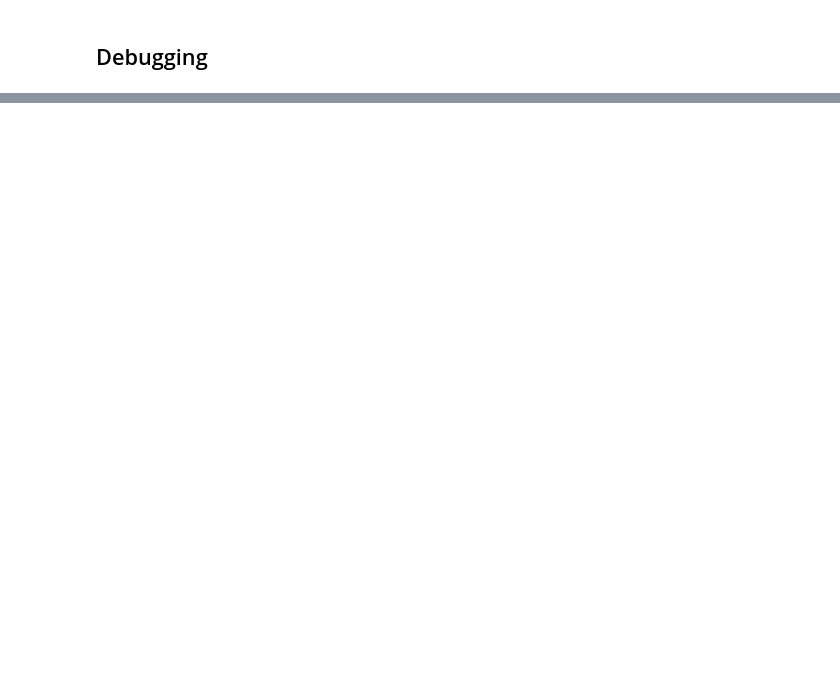
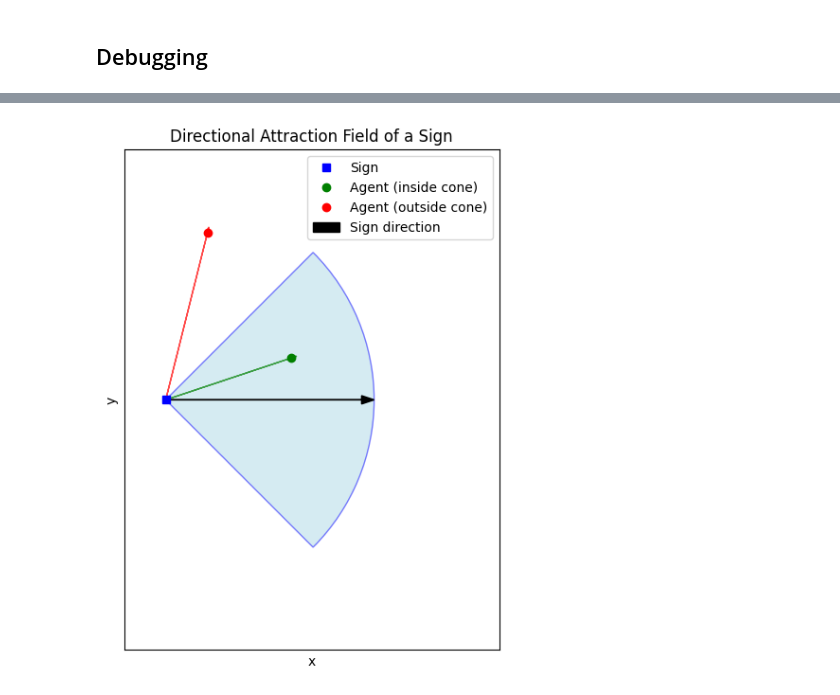
Before and after one commit to chraibi/hirai_tarui, a Jupyter notebook: run.ipynb, the cells around one changed output, grey strips where cells are left out. Saved outputs shown, nothing was run; the diff lists cells and outputs as text; code cells hidden in the pictures; blank space fills up the shorter version.

```diff
--- a/run.ipynb
+++ b/run.ipynb
@@ -241,0 +265,60 @@ plt.show()
+# %%
+sign_position = np.array([0, 0])
+sign_orientation = np.array([1.0, 0.0])  # Points to the right
+vision_radius = 5.0
+sector_angle_deg = 90  # Degrees
+sector_angle_rad = np.radians(sector_angle_deg)
+
+# Agent positions
+agent_inside_cone = np.array([3, 1])    # should be affected
+agent_outside_cone = np.array([1, 4])   # should NOT be affected
+agent_direct_ahead = np.array([4, 0])   # strong attraction
+
+# Prepare the figure
+fig, ax = plt.subplots(figsize=(6, 6))
+ax.set_aspect('equal')
+
+# Draw vision cone (as Wedge)
+start_angle_deg = -sector_angle_deg / 2
+wedge = Wedge(
+    sign_position,
+    vision_radius,
+    theta1=np.degrees(np.arctan2(sign_orientation[1], sign_orientation[0])) + start_angle_deg,
+    theta2=np.degrees(np.arctan2(sign_orientation[1], sign_orientation[0])) + start_angle_deg + sector_angle_deg,
+    facecolor="lightblue",
+    alpha=0.5,
+    edgecolor="blue"
+)
+ax.add_patch(wedge)
+
+# Draw sign as a point
+ax.plot(*sign_position, 'bs', label='Sign')
+
+# Draw agents
+ax.plot(*agent_inside_cone, 'go', label='Agent (inside cone)')
+ax.plot(*agent_outside_cone, 'ro', label='Agent (outside cone)')
+
+# Vectors from sign to agents
+for agent, color in zip([agent_inside_cone, agent_outside_cone], ['green', 'red']):
+    vec = agent - sign_position
+    ax.arrow(sign_position[0], sign_position[1], vec[0], vec[1], head_width=0.1, color=color, alpha=0.7)
+
+# Arrow for sign orientation
+ax.arrow(*sign_position, *(sign_orientation * vision_radius*0.94), head_width=0.2, color="black", label="Sign direction")
+
+ax.set_xlim(-1, 8)
+ax.set_ylim(-6, 6)
+# equal axis
+ax.set_aspect('equal')
+ax.grid(True, alpha=0.3)
+# no ticks on axis
+ax.set_xticks([])
+ax.set_yticks([])
+ax.legend()
+plt.title("Directional Attraction Field of a Sign")
+plt.xlabel("x")
+plt.ylabel("y")
+plt.tight_layout()
+plt.show()
+# %% [output]
+[figure, added]
```
Also changed, not shown: parts of 10 cells of this notebook.
